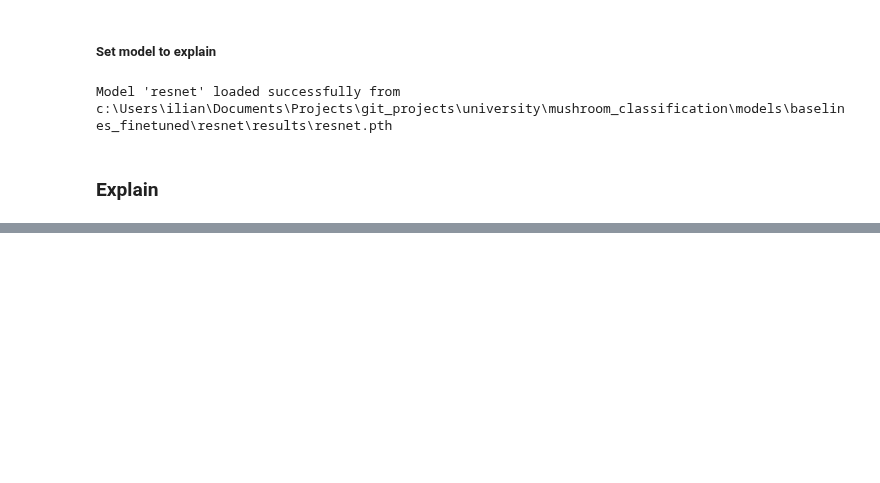
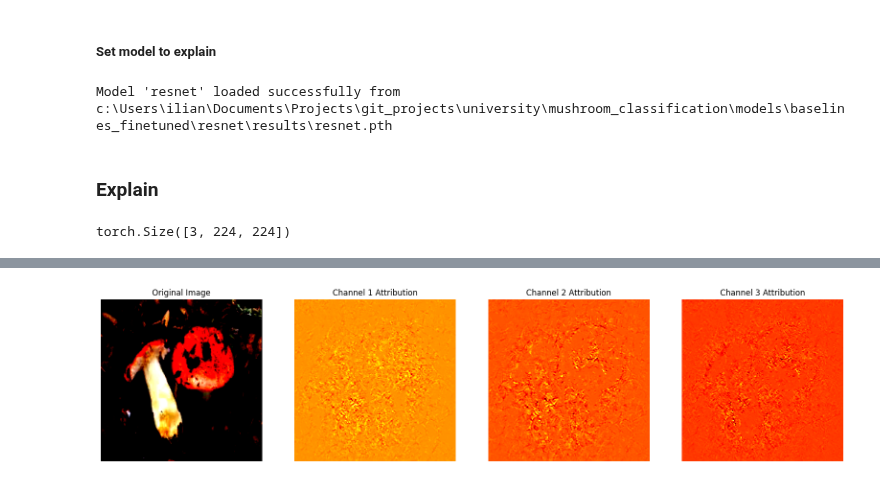
Before and after one commit to IlianK/mushroom_classification, a Jupyter notebook: src/explain_models.ipynb, the cells around one changed output, grey strips where cells are left out. Cells and saved outputs as stored; diff of their text form; code cells hidden in the pictures; blank space fills up the shorter version.

```diff
--- a/src/explain_models.ipynb
+++ b/src/explain_models.ipynb
@@ -74,3 +74,7 @@ Model 'resnet' loaded successfully from c:\Users\ilian\Documents\Projects\git_pr
 random_index = random.randint(0, len(test_loader.dataset) - 1)
 image, label = test_loader.dataset[random_index]
 image_tensor = image.to(DEVICE)
+# %%
+image.shape
+# %% [output]
+torch.Size([3, 224, 224])
@@ -76,0 +107,31 @@ image_tensor = image.to(DEVICE)
+# %%
+random_index = random.randint(0, len(test_loader.dataset) - 1)
+image, label = test_loader.dataset[random_index]
+
+image_tensor = image.unsqueeze(0).to(DEVICE)
+target_class = label.item()
+
+attributions = integrated_gradients(model, image_tensor, target_class)
+attributions = attributions.squeeze().cpu().numpy()
+# %%
+attributions_min = np.min(attributions)
+attributions_max = np.max(attributions)
+attributions = (attributions - attributions_min) / (attributions_max - attributions_min)
+# %%
+
+original_image = image.cpu().numpy().transpose(1, 2, 0)
+fig, axes = plt.subplots(1, 4, figsize=(20, 5))
+
+# Original image
+axes[0].imshow(original_image)
+axes[0].set_title("Original Image")
+axes[0].axis('off')
+
+# Attribution maps for each channel
+for i, ax in enumerate(axes[1:]):
+    ax.imshow(attributions[i], cmap='hot')
+    ax.set_title(f'Channel {i+1} Attribution')
+    ax.axis('off')
+
+plt.show()
+# %% [output]
@@ -76,0 +139 @@ image_tensor = image.to(DEVICE)
+[figure, added]
```
Also changed, not shown: parts of 2 cells of this notebook, 1 other file.
